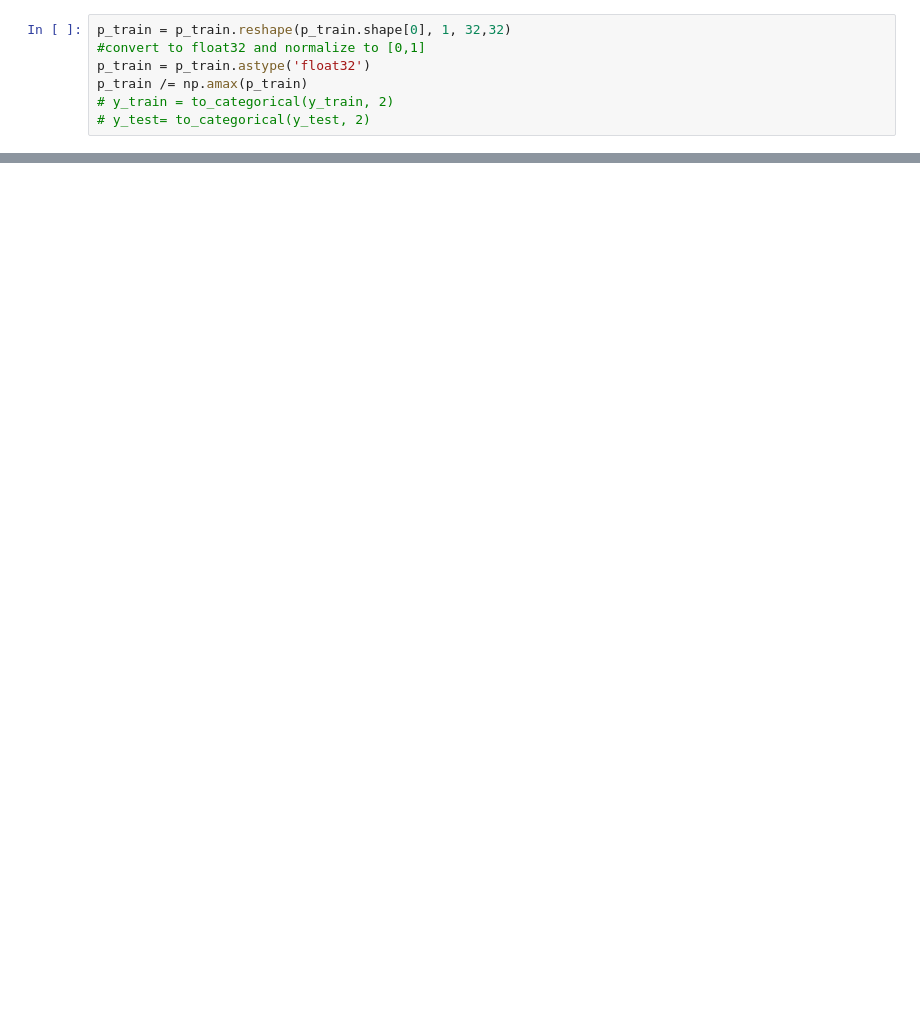
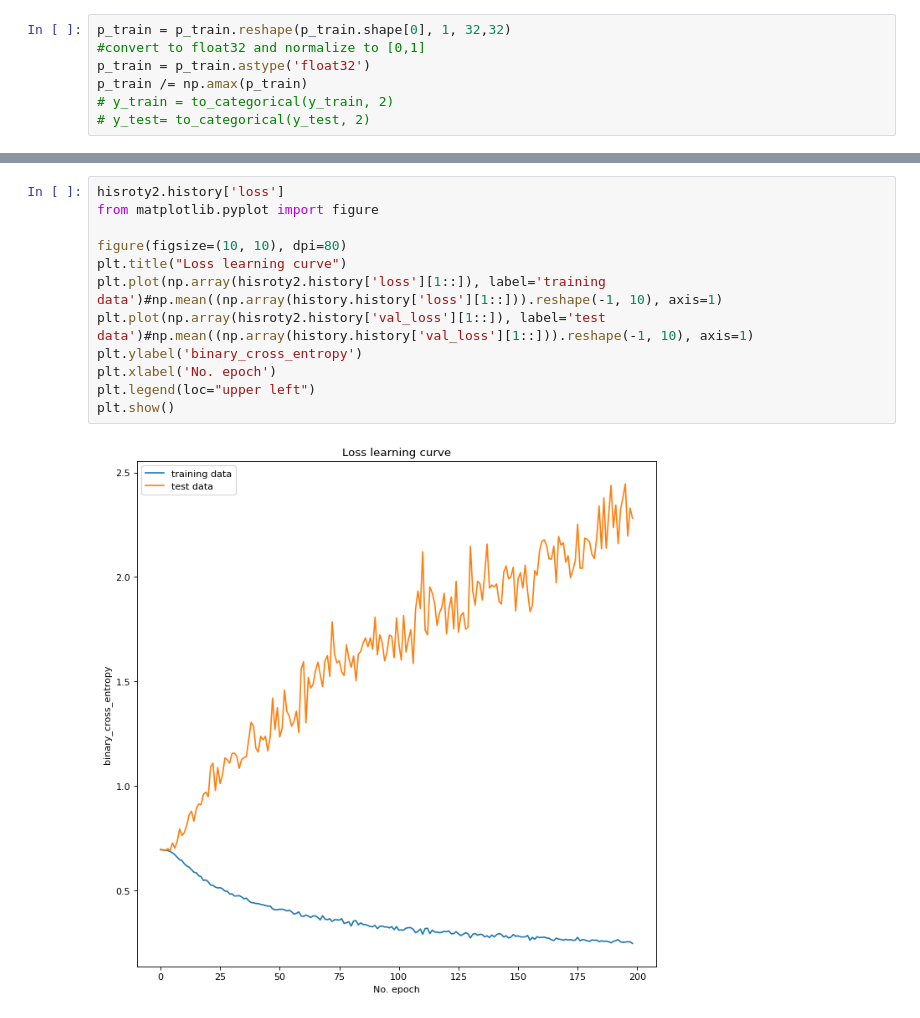
Before and after one commit to hirsho95/test_demo, a Jupyter notebook: neural_net.ipynb, the cells around one changed output, grey strips where cells are left out. Saved outputs shown, nothing was run; the diff lists cells and outputs as text; blank space fills up the shorter version.

```diff
--- a/neural_net.ipynb
+++ b/neural_net.ipynb
@@ -641,0 +648,14 @@ Detected at node 'gradient_tape/sequential_115/conv2d_4/Conv2D/Conv2DBackpropFil
+# %%
+hisroty2.history['loss']
+from matplotlib.pyplot import figure
+
+figure(figsize=(10, 10), dpi=80)
+plt.title("Loss learning curve")
+plt.plot(np.array(hisroty2.history['loss'][1::]), label='training data')#np.mean((np.array(history.history['loss'][1::])).reshape(-1, 10), axis=1)
+plt.plot(np.array(hisroty2.history['val_loss'][1::]), label='test data')#np.mean((np.array(history.history['val_loss'][1::])).reshape(-1, 10), axis=1)
+plt.ylabel('binary_cross_entropy')
+plt.xlabel('No. epoch')
+plt.legend(loc="upper left")
+plt.show()
+# %% [output]
+[figure, added]
```
Also changed, not shown: parts of 10 cells of this notebook.
